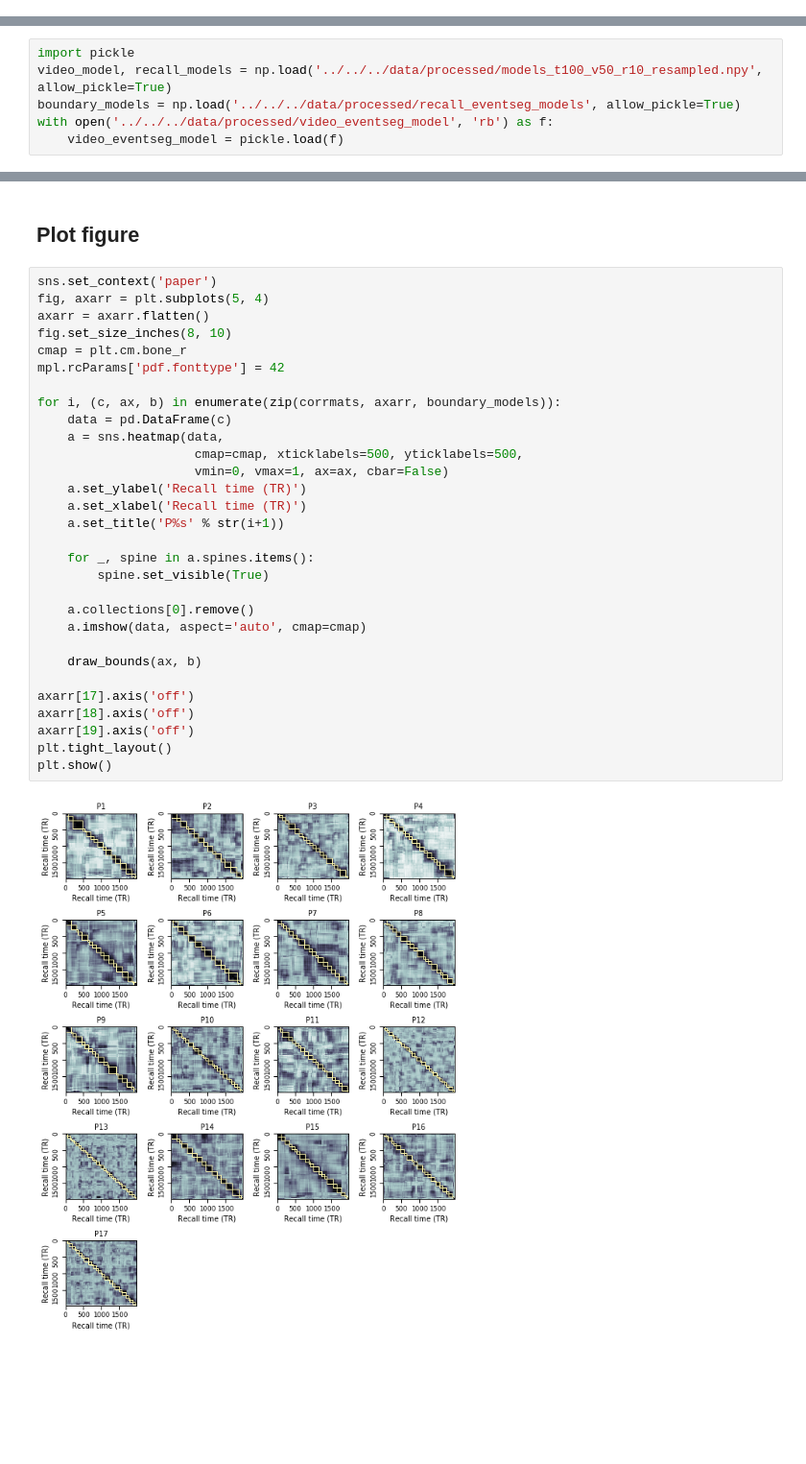
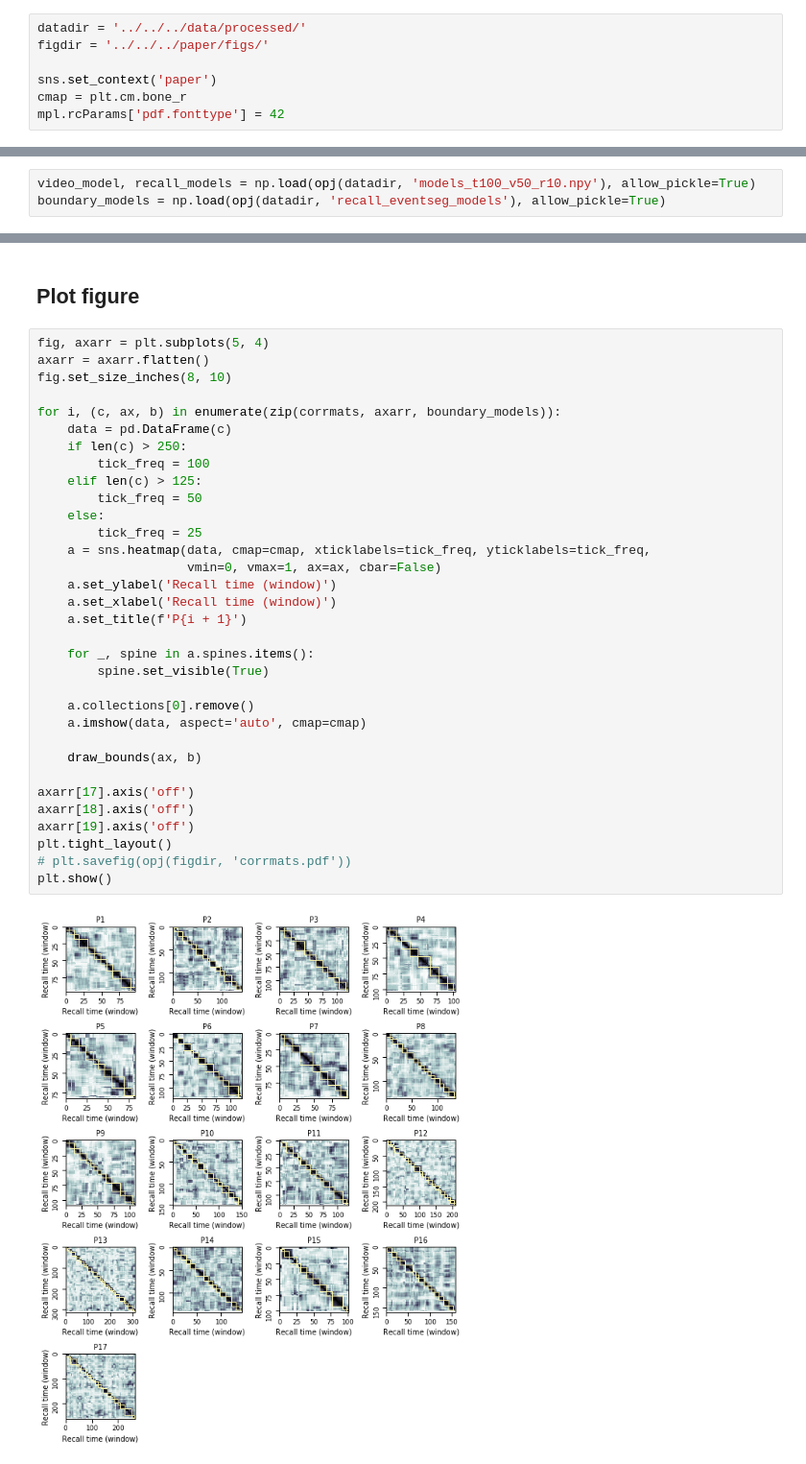
Before and after one commit to ContextLab/sherlock-topic-model-paper, a Jupyter notebook: code/notebooks/supp/corrmats.ipynb, the cells around one changed output, grey strips where cells are left out. Shown at 96% size. Cells and saved outputs as stored; diff of their text form; blank space fills up the shorter version.

Commit message:
updated corrmats notebook and fig

```diff
--- a/code/notebooks/supp/corrmats.ipynb
+++ b/code/notebooks/supp/corrmats.ipynb
@@ -21,11 +30,15 @@ def draw_bounds(ax, model):
+# %%
+datadir = '../../../data/processed/'
+figdir = '../../../paper/figs/'
+
+sns.set_context('paper')
+cmap = plt.cm.bone_r
+mpl.rcParams['pdf.fonttype'] = 42
 # %% [markdown]
 ## Load the data
 # %%
-import pickle
-video_model, recall_models = np.load('../../../data/processed/models_t100_v50_r10_resampled.npy', allow_pickle=True)
-boundary_models = np.load('../../../data/processed/recall_eventseg_models', allow_pickle=True)
-with open('../../../data/processed/video_eventseg_model', 'rb') as f:
-    video_eventseg_model = pickle.load(f)
+video_model, recall_models = np.load(opj(datadir, 'models_t100_v50_r10.npy'), allow_pickle=True)
+boundary_models = np.load(opj(datadir, 'recall_eventseg_models'), allow_pickle=True)
 # %% [markdown]
 ## Compute correlation matrices
 # %%
@@ -33,34 +46,37 @@ corrmats = [1 - cdist(r, r, 'correlation') for r in recall_models]
 # %% [markdown]
 ## Plot figure
 # %%
-sns.set_context('paper')
 fig, axarr = plt.subplots(5, 4)
 axarr = axarr.flatten()
 fig.set_size_inches(8, 10)
-cmap = plt.cm.bone_r
-mpl.rcParams['pdf.fonttype'] = 42
 
 for i, (c, ax, b) in enumerate(zip(corrmats, axarr, boundary_models)):
     data = pd.DataFrame(c)
-    a = sns.heatmap(data,
-                     cmap=cmap, xticklabels=500, yticklabels=500,
-                     vmin=0, vmax=1, ax=ax, cbar=False)
-    a.set_ylabel('Recall time (TR)')
-    a.set_xlabel('Recall time (TR)')
-    a.set_title('P%s' % str(i+1))
+    if len(c) > 250:
+        tick_freq = 100
+    elif len(c) > 125:
+        tick_freq = 50
+    else:
+        tick_freq = 25
+    a = sns.heatmap(data, cmap=cmap, xticklabels=tick_freq, yticklabels=tick_freq,
+                    vmin=0, vmax=1, ax=ax, cbar=False)
+    a.set_ylabel('Recall time (window)')
+    a.set_xlabel('Recall time (window)')
+    a.set_title(f'P{i + 1}')
 
     for _, spine in a.spines.items():
         spine.set_visible(True)
 
     a.collections[0].remove()
     a.imshow(data, aspect='auto', cmap=cmap)
 
     draw_bounds(ax, b)
 
 axarr[17].axis('off')
 axarr[18].axis('off')
 axarr[19].axis('off')
 plt.tight_layout()
+# plt.savefig(opj(figdir, 'corrmats.pdf'))
 plt.show()
 # %% [output]
-[figure, old version]
+[figure, new version]
```
Also changed, not shown: parts of 5 cells of this notebook, 1 other file.
